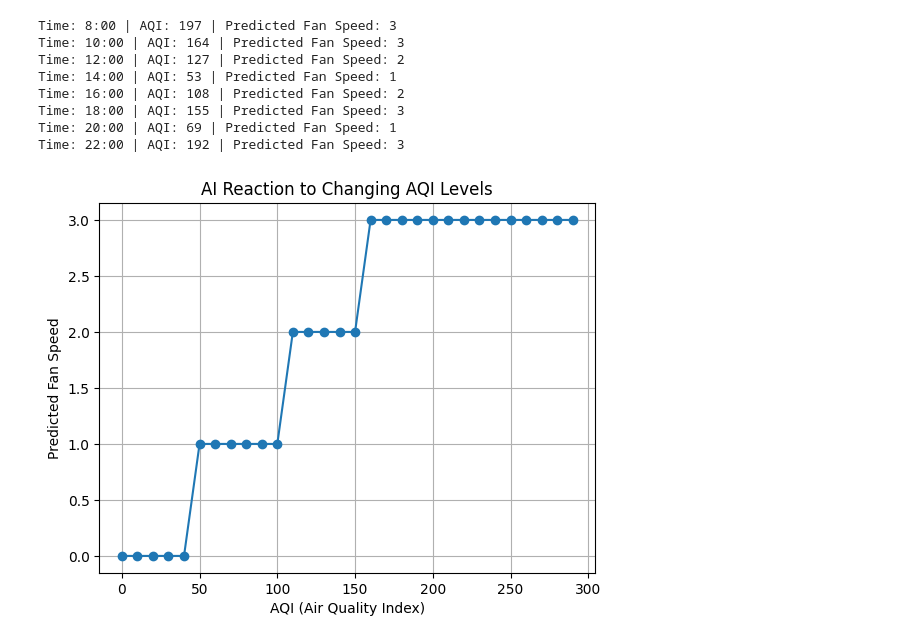
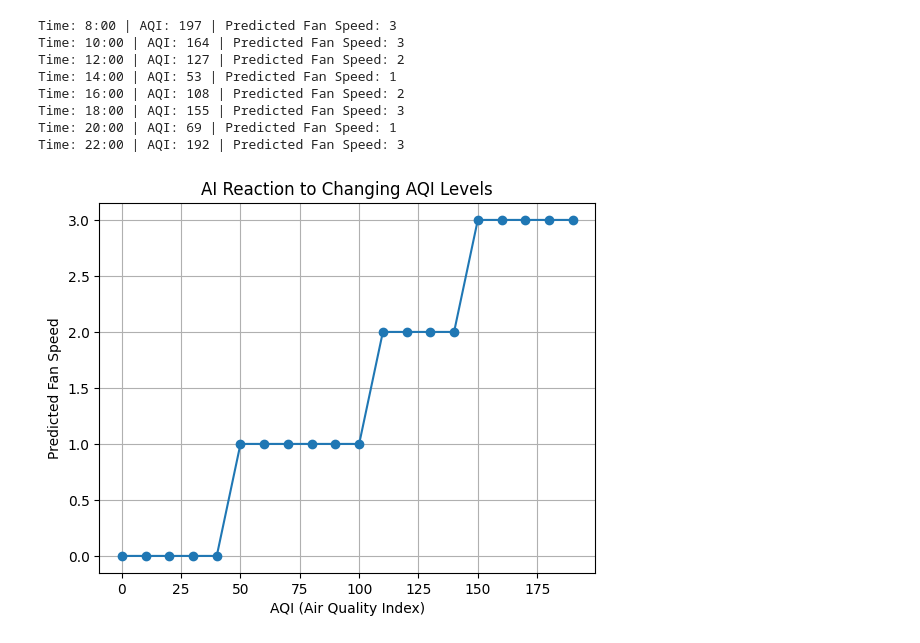
Before and after one commit to pedrosanrawr/aerosaur_algo, a Jupyter notebook: aerosaur_algo.ipynb, the cells around one changed output. Saved outputs shown, nothing was run; the diff lists cells and outputs as text; code cells hidden in the pictures.

```diff
--- a/aerosaur_algo.ipynb
+++ b/aerosaur_algo.ipynb
@@ -257,6 +267,8 @@ Time: 18:00 | AQI: 155 | Predicted Fan Speed: 3
 Time: 20:00 | AQI: 69 | Predicted Fan Speed: 1
 Time: 22:00 | AQI: 192 | Predicted Fan Speed: 3
 # %%
+# ai reaction to changing AQI levels
+
 import numpy as np
 import pandas as pd
 import matplotlib.pyplot as plt
@@ -264,32 +276,32 @@ import matplotlib.pyplot as plt
 noise_std = 2
 last_aqi_processed = None
 predicted_speeds = []
 
-aqi_values = np.arange(0, 300, 10)
+aqi_values = np.arange(0, 200, 10)
 
 for aqi in aqi_values:
     aqi_processed = aqi + np.random.normal(0, noise_std)
 
     if last_aqi_processed is None:
         aqi_prev = aqi_processed
     else:
         aqi_prev = last_aqi_processed
 
     last_aqi_processed = aqi_processed
     isPurifierOn = 1
 
     sample = pd.DataFrame(
         [[12, aqi_processed, aqi_prev, isPurifierOn]],
         columns=['time', 'aqi_processed', 'aqi_prev', 'isPurifierOn']
     )
 
     predicted_speeds.append(model.predict(sample)[0])
 
 plt.plot(aqi_values, predicted_speeds, marker='o')
 plt.title("AI Reaction to Changing AQI Levels")
 plt.xlabel("AQI (Air Quality Index)")
 plt.ylabel("Predicted Fan Speed")
 plt.grid(True)
 plt.show()
 # %% [output]
-[figure, old version]
+[figure, new version]
```
Also changed, not shown: parts of 5 cells of this notebook.
